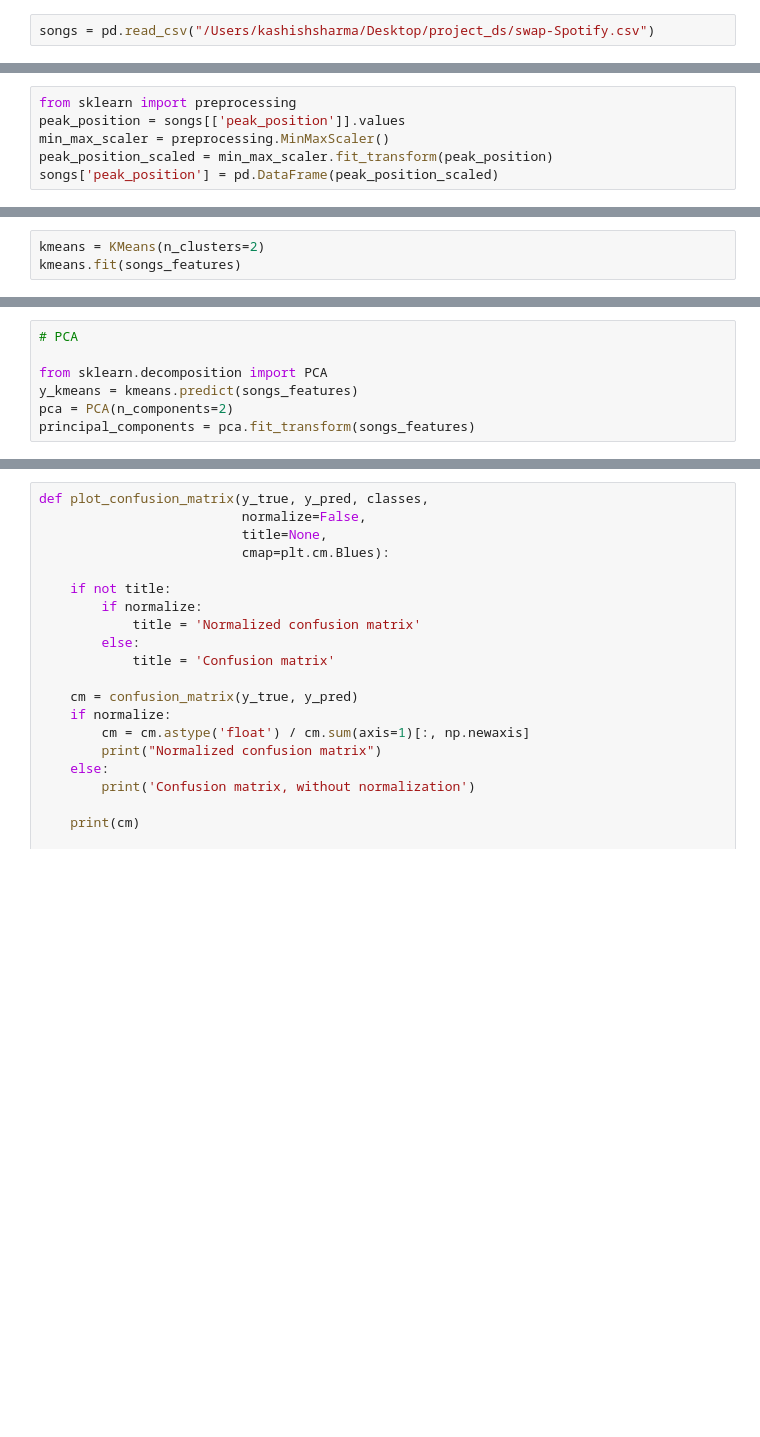
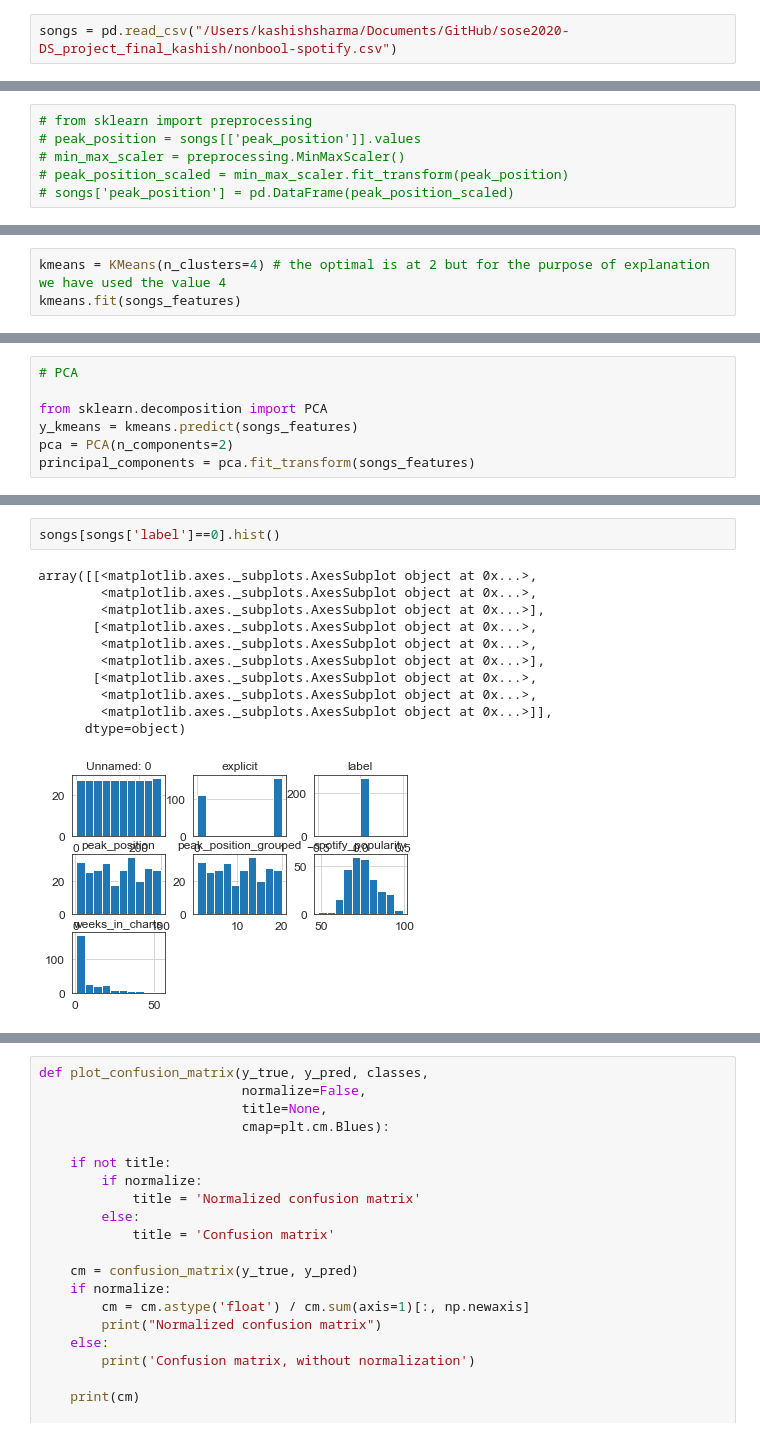
Before and after one commit to kashishs1993/DS_project_final_kashish, a Jupyter notebook: sose2020-DS_project_final_kashish/confusion_matrix_Genre_Master.ipynb, the cells around one changed output, grey strips where cells are left out. Cells and saved outputs as stored; diff of their text form; blank space fills up the shorter version.

```diff
--- a/sose2020-DS_project_final_kashish/confusion_matrix_Genre_Master.ipynb
+++ b/sose2020-DS_project_final_kashish/confusion_matrix_Genre_Master.ipynb
@@ -22,5 +18,5 @@ warnings.filterwarnings(action="ignore", message="^internal gelsd")
 # %%
-songs = pd.read_csv("/Users/kashishsharma/Desktop/project_ds/swap-Spotify.csv")
+songs = pd.read_csv("/Users/kashishsharma/Documents/GitHub/sose2020-DS_project_final_kashish/nonbool-spotify.csv")
 # %%
 songs.head()
 # %% [output]
@@ -33,6 +29,6 @@ songs.head()
 # %%
-from sklearn import preprocessing
-peak_position = songs[['peak_position']].values
-min_max_scaler = preprocessing.MinMaxScaler()
-peak_position_scaled = min_max_scaler.fit_transform(peak_position)
-songs['peak_position'] = pd.DataFrame(peak_position_scaled)
+# from sklearn import preprocessing
+# peak_position = songs[['peak_position']].values
+# min_max_scaler = preprocessing.MinMaxScaler()
+# peak_position_scaled = min_max_scaler.fit_transform(peak_position)
+# songs['peak_position'] = pd.DataFrame(peak_position_scaled)
@@ -68,3 +73,3 @@ plt.show()
 # %%
-kmeans = KMeans(n_clusters=2)
+kmeans = KMeans(n_clusters=4) # the optimal is at 2 but for the purpose of explanation we have used the value 4
 kmeans.fit(songs_features)
@@ -98 +137,15 @@ songs[songs['label'] == 0].tail(50)
+# %%
+songs[songs['label']==0].hist()
+# %% [output]
+array([[<matplotlib.axes._subplots.AxesSubplot object at 0x...>,
+        <matplotlib.axes._subplots.AxesSubplot object at 0x...>,
+        <matplotlib.axes._subplots.AxesSubplot object at 0x...>],
+       [<matplotlib.axes._subplots.AxesSubplot object at 0x...>,
+        <matplotlib.axes._subplots.AxesSubplot object at 0x...>,
+        <matplotlib.axes._subplots.AxesSubplot object at 0x...>],
+       [<matplotlib.axes._subplots.AxesSubplot object at 0x...>,
+        <matplotlib.axes._subplots.AxesSubplot object at 0x...>,
+        <matplotlib.axes._subplots.AxesSubplot object at 0x...>]],
+      dtype=object)
+[figure, added]
 # %%
```
Also changed, not shown: parts of 28 cells of this notebook.
